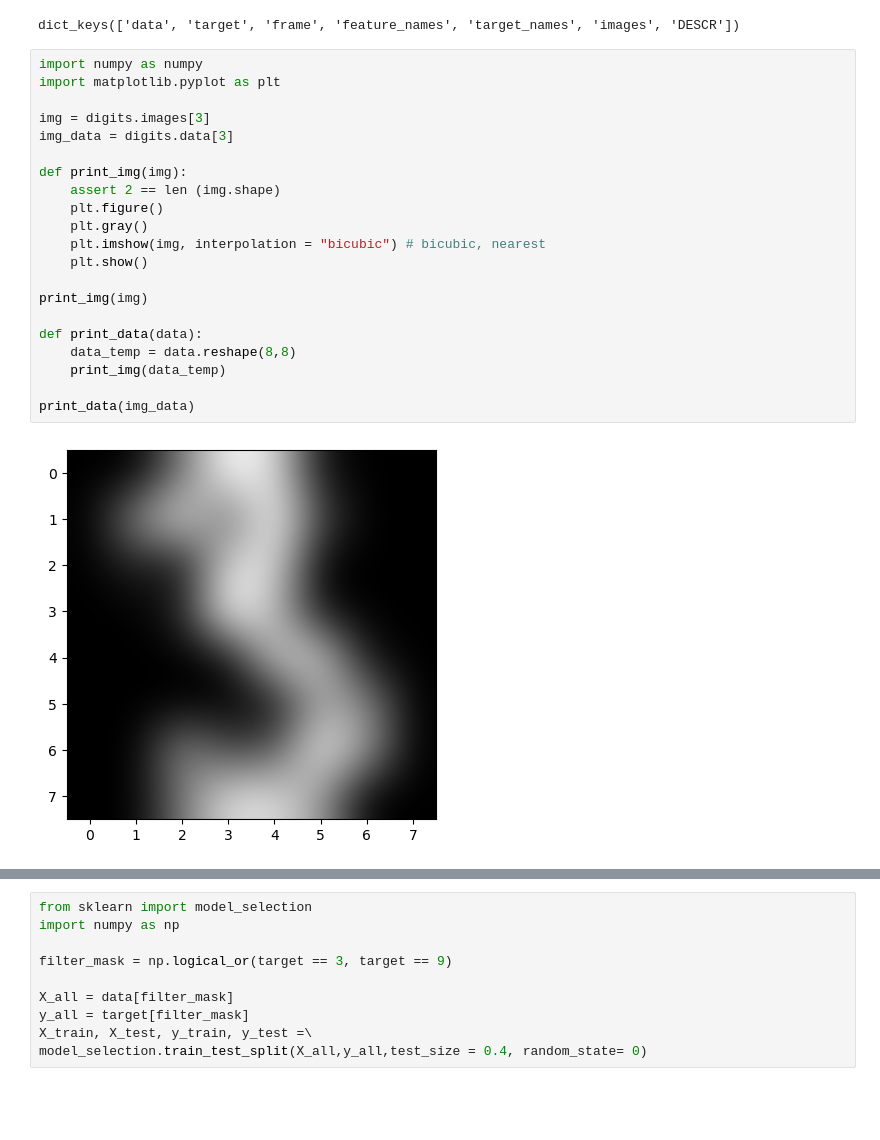
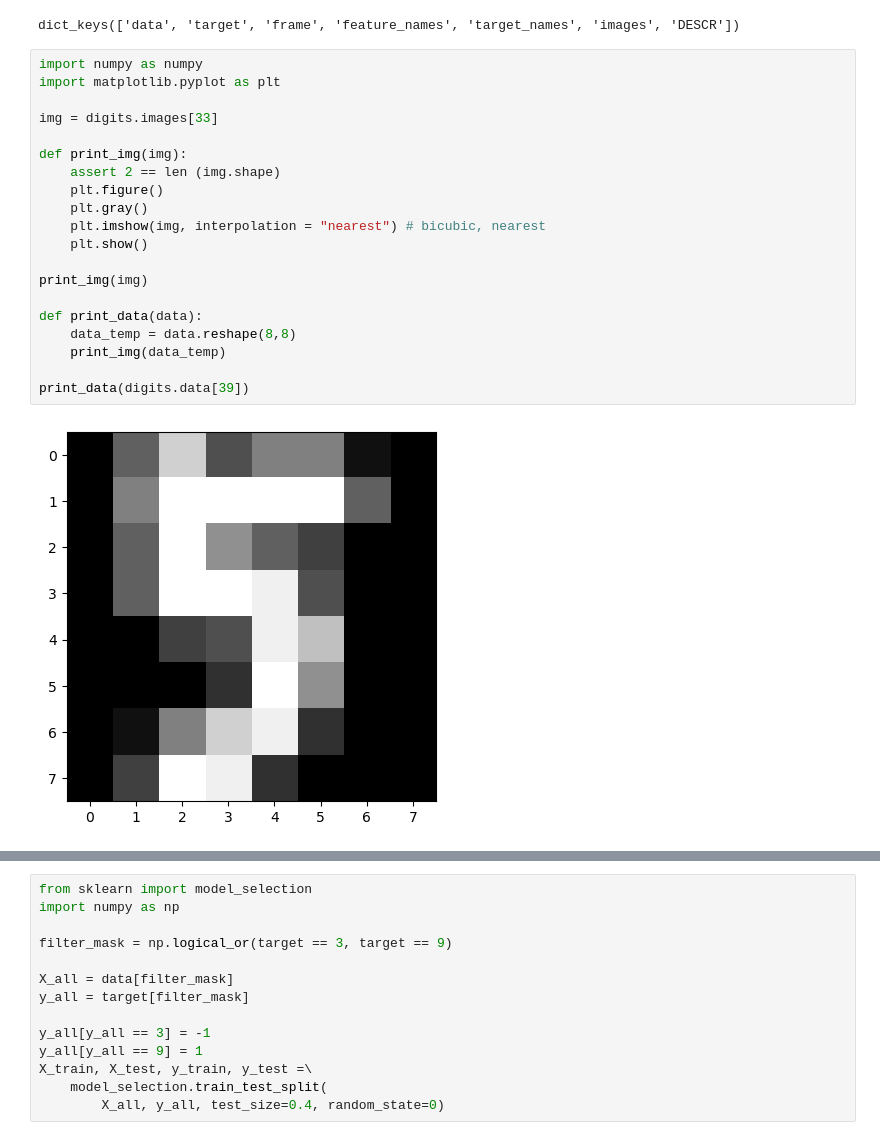
Before and after one commit to Lennox-Elaphurus/ML-Essentials-homework, a Jupyter notebook: Lennox/exercise 1/exercise1.ipynb, the cells around one changed output, grey strips where cells are left out. Saved outputs shown, nothing was run; the diff lists cells and outputs as text; blank space fills up the shorter version.

```diff
--- a/Lennox/exercise 1/exercise1.ipynb
+++ b/Lennox/exercise 1/exercise1.ipynb
@@ -20,23 +20,22 @@ dict_keys(['data', 'target', 'frame', 'feature_names', 'target_names', 'images',
 # %%
 import numpy as numpy
 import matplotlib.pyplot as plt
 
-img = digits.images[3]
-img_data = digits.data[3]
+img = digits.images[33]
 
 def print_img(img):
     assert 2 == len (img.shape)
     plt.figure()
     plt.gray()
-    plt.imshow(img, interpolation = "bicubic") # bicubic, nearest
+    plt.imshow(img, interpolation = "nearest") # bicubic, nearest
     plt.show()
 
 print_img(img)
 
 def print_data(data):
     data_temp = data.reshape(8,8)
     print_img(data_temp)
 
-print_data(img_data)
+print_data(digits.data[39])
 # %% [output]
-[figure, old version]
+[figure, new version]
@@ -49,5 +48,9 @@ filter_mask = np.logical_or(target == 3, target == 9)
 
 X_all = data[filter_mask]
 y_all = target[filter_mask]
+
+y_all[y_all == 3] = -1
+y_all[y_all == 9] = 1
 X_train, X_test, y_train, y_test =\
-model_selection.train_test_split(X_all,y_all,test_size = 0.4, random_state= 0)
+    model_selection.train_test_split(
+        X_all, y_all, test_size=0.4, random_state=0)
```
Also changed, not shown: parts of 9 cells of this notebook, 1 other file.
